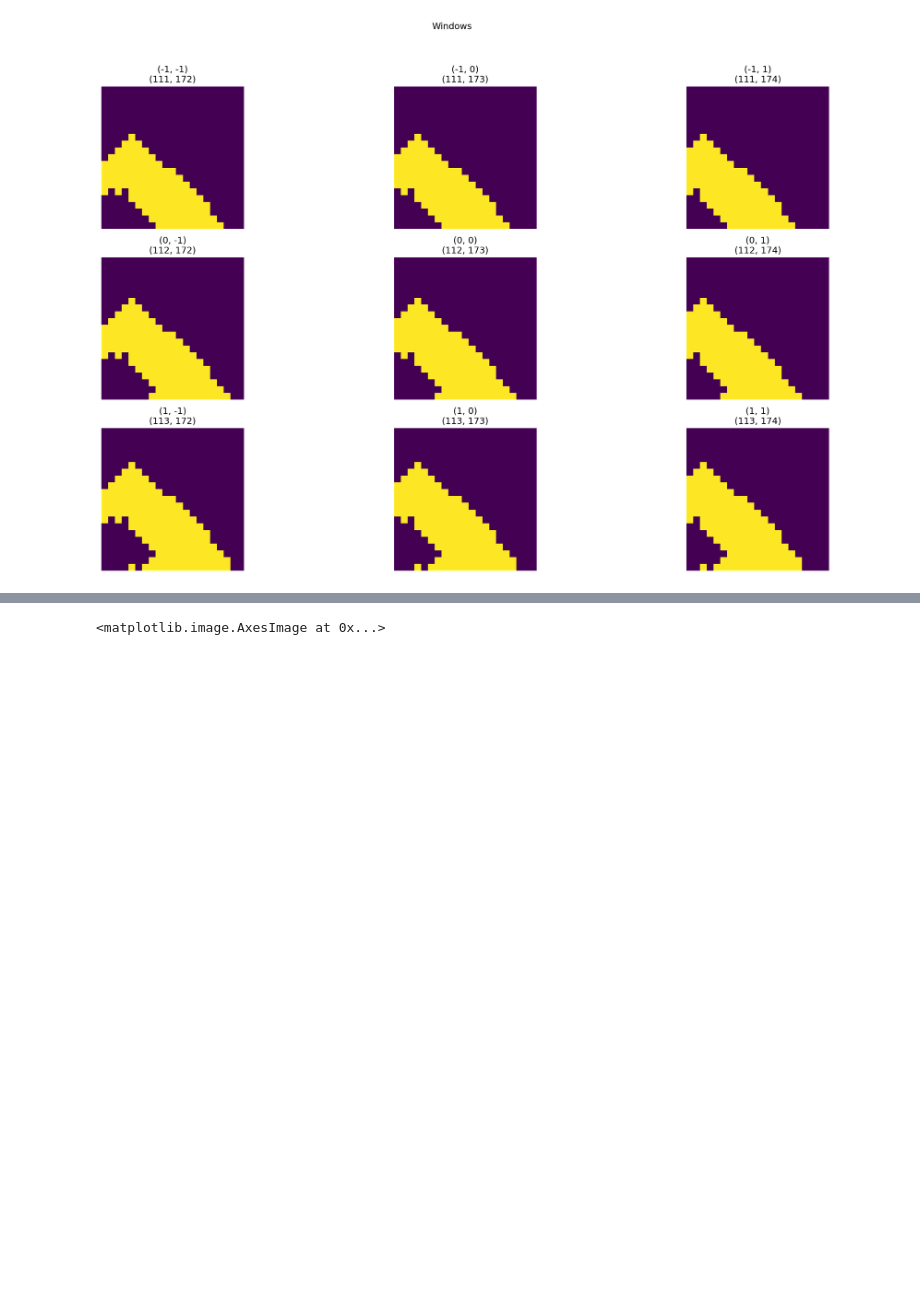
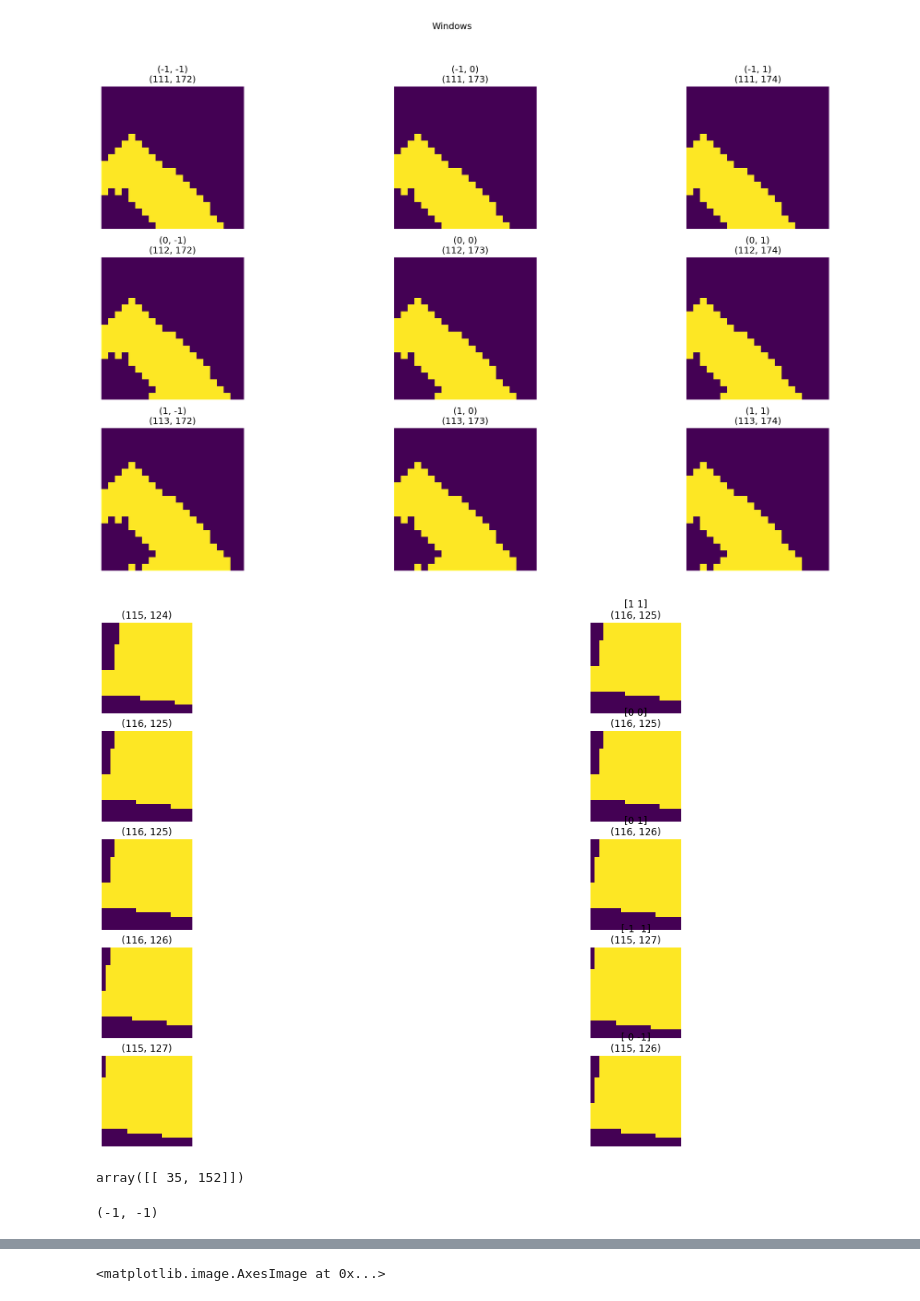
Before and after one commit to ZhekaHauska/hp_mcts_dl, a Jupyter notebook: demo/data.ipynb, the cells around one changed output, grey strips where cells are left out. Cells and saved outputs as stored; diff of their text form; code cells hidden in the pictures; blank space fills up the shorter version.

```diff
--- a/demo/data.ipynb
+++ b/demo/data.ipynb
@@ -134,0 +136,35 @@ class City(object):
+# %%
+city_ds = City(map_root="../data")
+city_dl = DataLoader(dataset=city_ds, batch_size=1, shuffle=True)
+# %%
+num_steps = 5
+fig, axes = plt.subplots(num_steps, 2, figsize=(20, 12))
+
+offset = 10
+
+current = np.random.randint(256, size=(1, 2))[0]
+actions = np.random.randint(-1, 2, size=(num_steps, 2))
+
+for image_map in city_dl:
+    for i, action in enumerate(actions):
+        y, x = current
+        source_window = image_map[0, 0, (y-offset):(y+offset+1), (x-offset):(x+offset+1)]
+        axes[i][0].imshow(source_window)
+        axes[i][0].set_title(f"{y, x}")
+        axes[i][0].axis('off')
+
+        y += action[0]
+        x += action[1]
+        target_window = image_map[0, 0, (y-offset):(y+offset+1), (x-offset):(x+offset+1)]
+
+
+
+
+
+        axes[i][1].imshow(target_window)
+        axes[i][1].set_title(f"{action}\n{y, x}")
+        axes[i][1].axis('off')
+
+        current = (y, x)
+# %% [output]
+[figure, added]
@@ -134,0 +186,10 @@ class City(object):
+# %%
+current = np.random.randint(256, size=(1, 2))
+current
+# %% [output]
+array([[ 35, 152]])
+# %%
+a = tuple([0])
+a
+# %% [output]
+(-1, -1)
```
Also changed, not shown: parts of 7 cells of this notebook.
